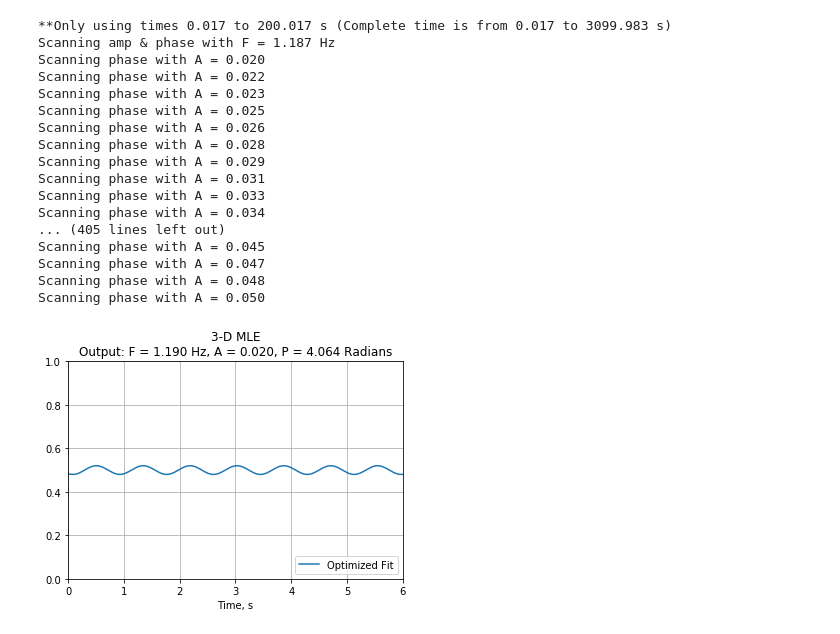
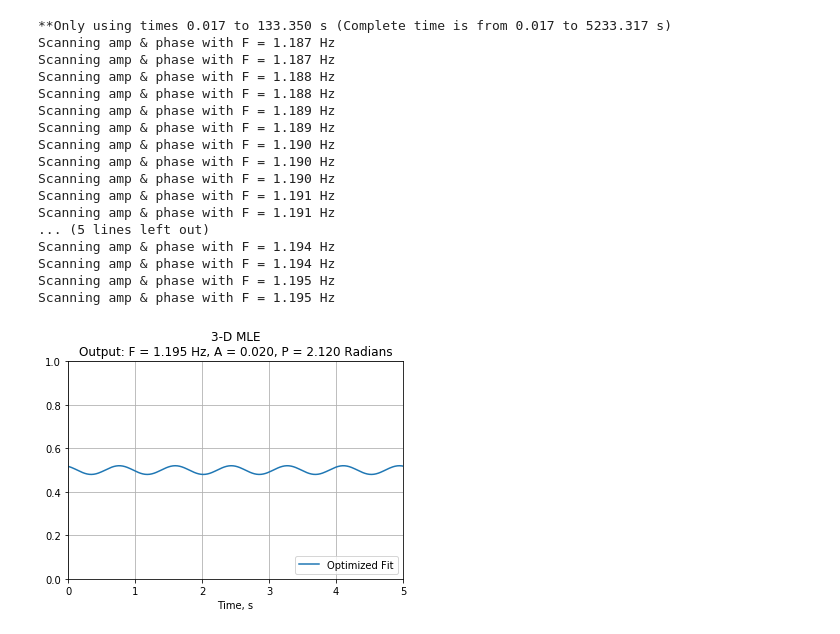
Before and after one commit to garretts-hub/GST_Work, a Jupyter notebook: Drift Analysis with Real Data.ipynb, the cells around one changed output. Cells and saved outputs as stored; diff of their text form; code cells hidden in the pictures.

```diff
--- a/Drift Analysis with Real Data.ipynb
+++ b/Drift Analysis with Real Data.ipynb
@@ -17,7 +17,7 @@ data_option = 3
 #For reading in experimental data: enter here
 if data_option == 2 or data_option == 3:
     base = "N:/Programs/Ions Share/Gate-Set Tomography/DriftAnalysis/"
-    name = '2018_08_27 Gi Data/2018_08_27_1627_08_DRIFT' #specify date_folder/txt_file_name
+    name = '2018_08_27 Gi Data/2018_08_27_1354_31_DRIFT' #specify date_folder/txt_file_name
     file_loc = base + name + ".txt"
     time_per_sample = 1/60 #seconds, only necessary if you're doing the merge lines
     savepath = None
@@ -141,16 +141,8 @@ tpp = None
 
 low_index = 0 #used for selecting how much data you want to send in
 high_index = 3000
-if True:
+if False:
     input_times = timestamp_array[low_index:high_index]
     input_values = ones_count_array[low_index:high_index]
     opt_times, opt_probs = MLE(input_times, input_values, guess_values, freq_range, amp_range, phase_range, form,\
        tpp, input_f, input_a, input_p, plot_range=(0,5))
-
-    ### Do RMSE testing here
-    reconst_one_counts = []
-    for p in opt_probs:
-        count_value = np.random.binomial(1, p)
-        reconst_one_counts.append(count_value)
-    RMSE = RMSE_comparison(reconst_one_counts, input_values)
-    #print("RMSE for model above is {:.4f}".format(RMSE))
@@ -165,46 +149,47 @@ Phase: 0.8 radians
 # %%
+##### Use the improved, 3D optimization here. Warning: it is pretty slow.
 low_index = 0 #used for selecting how much data you want to send in
-high_index = 12000
+high_index = 8000
 if True:
     input_times = timestamp_array[low_index:high_index]
     input_values = ones_count_array[low_index:high_index]
     f_range=np.linspace(1.187, 1.195, 20)
     a_range=np.linspace(0.02, 0.05, 20)
     p_range=np.linspace(0.5, 1.5*np.pi, 14)
     form='sine'
 
     if input_times[-1] != timestamp_array[-1]:
         print("**Only using times {:.3f} to {:.3f} s (Complete time is from {:.3f} to {:.3f} s)".format(
             timestamp_array[low_index],timestamp_array[high_index], timestamp_array[0], timestamp_array[-1]))
     losses, opt_prob, opt_params = three_dimensional_optimization(
         input_times, input_values, f_range, a_range, p_range, form=form)
 
 
 
     plt.plot(input_times, opt_prob, label="Optimized Fit")
     plt.xlabel("Time, s")
     plt.title("3-D MLE\nOutput: F = {:.3f} Hz, A = {:.3f}, P = {:.3f} Radians".format(opt_params[0], opt_params[1], opt_params[2]))
-    plt.xlim(0, 6)
+    plt.xlim(0, 5)
     plt.ylim(0, 1)
     plt.grid()
     plt.legend(loc='lower right')
     plt.show()
 # %% [output]
-**Only using times 0.017 to 200.017 s (Complete time is from 0.017 to 3099.983 s)
+**Only using times 0.017 to 133.350 s (Complete time is from 0.017 to 5233.317 s)
 Scanning amp & phase with F = 1.187 Hz
-Scanning phase with A = 0.020
-Scanning phase with A = 0.022
-Scanning phase with A = 0.023
-Scanning phase with A = 0.025
-Scanning phase with A = 0.026
-Scanning phase with A = 0.028
-Scanning phase with A = 0.029
-Scanning phase with A = 0.031
-Scanning phase with A = 0.033
-Scanning phase with A = 0.034
-... (405 lines left out)
-Scanning phase with A = 0.045
-Scanning phase with A = 0.047
-Scanning phase with A = 0.048
-Scanning phase with A = 0.050
+Scanning amp & phase with F = 1.187 Hz
+Scanning amp & phase with F = 1.188 Hz
+Scanning amp & phase with F = 1.188 Hz
+Scanning amp & phase with F = 1.189 Hz
+Scanning amp & phase with F = 1.189 Hz
+Scanning amp & phase with F = 1.190 Hz
+Scanning amp & phase with F = 1.190 Hz
+Scanning amp & phase with F = 1.190 Hz
+Scanning amp & phase with F = 1.191 Hz
+Scanning amp & phase with F = 1.191 Hz
+... (5 lines left out)
+Scanning amp & phase with F = 1.194 Hz
+Scanning amp & phase with F = 1.194 Hz
+Scanning amp & phase with F = 1.195 Hz
+Scanning amp & phase with F = 1.195 Hz
-[figure, old version]
+[figure, new version]
```
Also changed, not shown: parts of 4 cells of this notebook, 4 other files.
